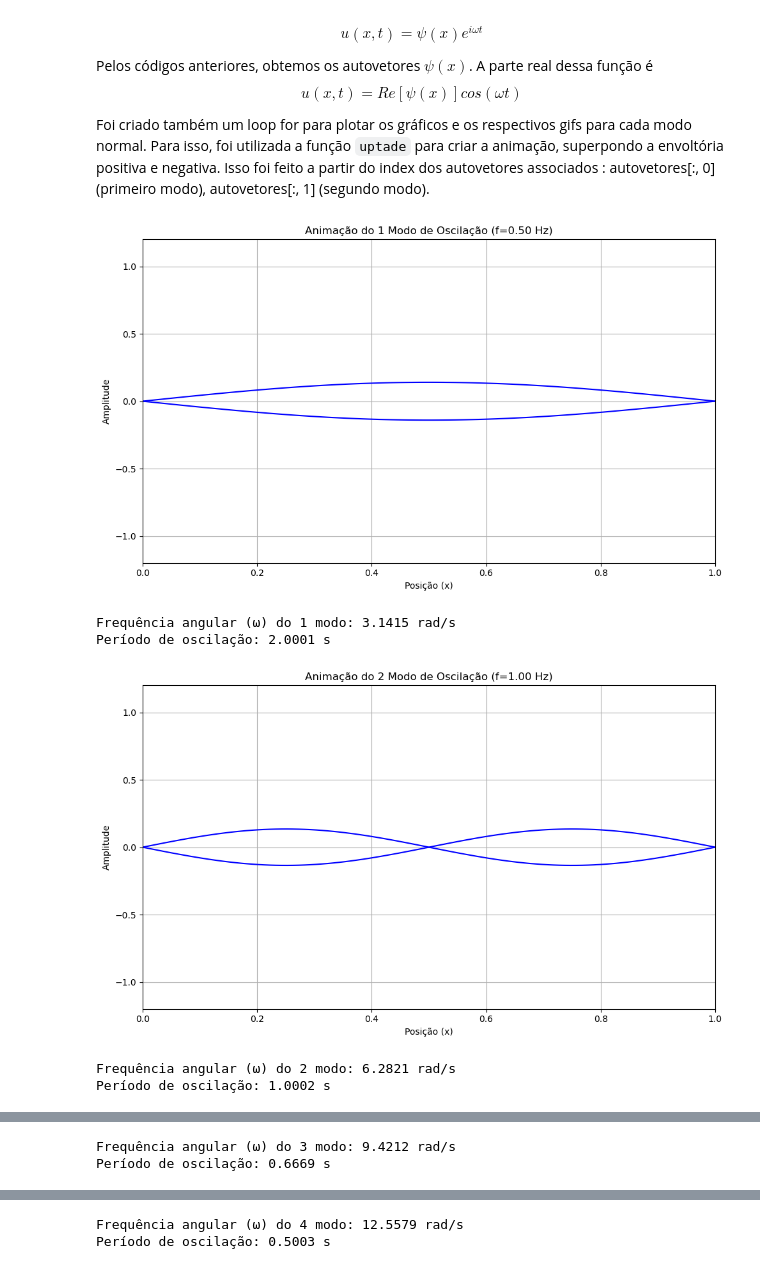
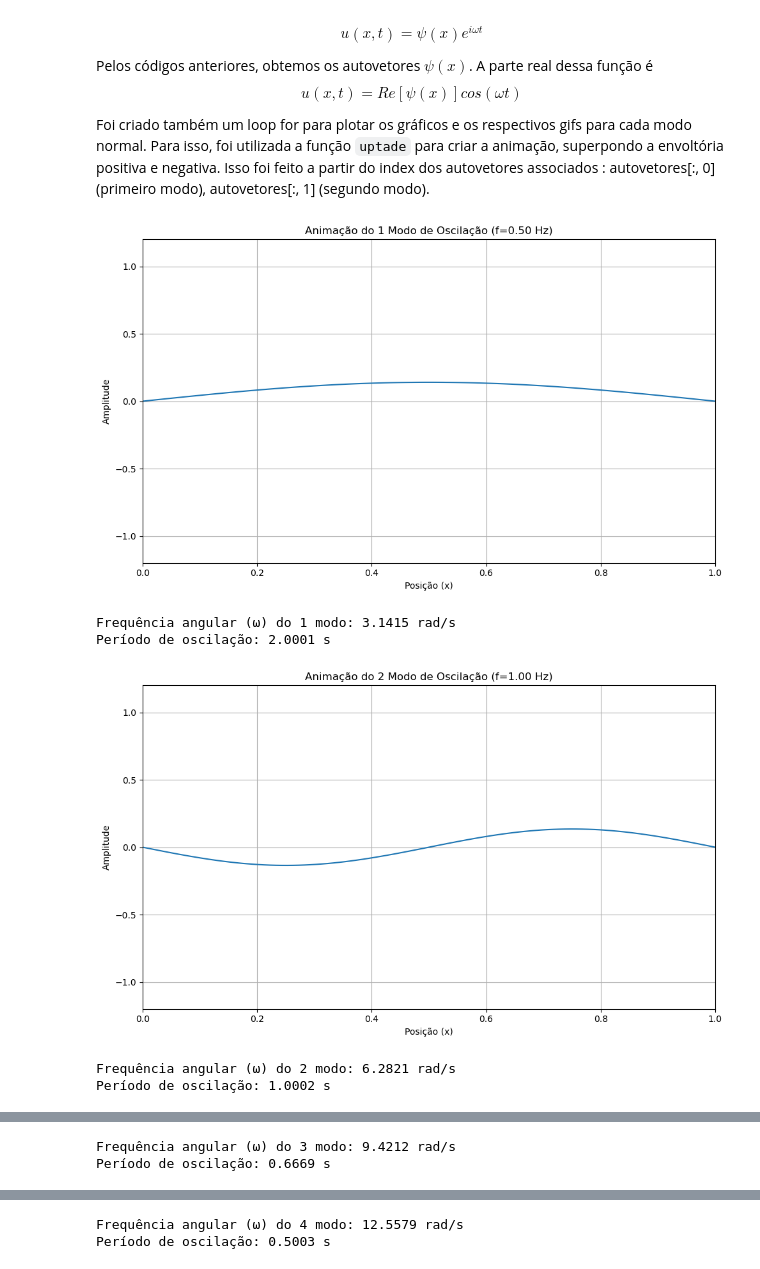
Before and after one commit to JVeloso14/Fisica-computacional-atividades, a Jupyter notebook: atividade 5/Vibrações na corda/atividade_avançada_3E.ipynb, the cells around one changed output, grey strips where cells are left out. Cells and saved outputs as stored; diff of their text form; code cells hidden in the pictures.

```diff
--- a/atividade 5/Vibrações na corda/atividade_avançada_3E.ipynb
+++ b/atividade 5/Vibrações na corda/atividade_avançada_3E.ipynb
@@ -37,43 +37,39 @@ for modo in range(4):
 
 
     # Criar animação do modo oscilando
     fig, ax = plt.subplots(figsize=(10, 6))
-    envoltoria_positiva, = ax.plot(x, psi)
-    envoltoria_negativa, = ax.plot(x, -psi)
+    onda, = ax.plot(x, psi)
 
     ax.set_xlim(0, L)
     ax.set_ylim(-1.2, 1.2)
     ax.set_xlabel('Posição (x)')
     ax.set_ylabel('Amplitude')
     ax.set_title(f'Animação do {modo+1} Modo de Oscilação (f={omega/(2*np.pi):.2f} Hz)')
     ax.grid(True)
 
     # Função de atualização para animação
     def update(frame):
         t = frame * 0.05  # Controla a velocidade da animação
         amplitude = np.cos(omega * t)
         y = psi * amplitude
-        envoltoria_positiva.set_ydata(y)
-        envoltoria_negativa.set_ydata(-y)
-        envoltoria_positiva.set_color('blue')
-        envoltoria_negativa.set_color('blue')
-        return envoltoria_positiva,envoltoria_negativa,
+        onda.set_ydata(y)
+        return onda,
 
     ani = FuncAnimation(fig, update, frames=100, interval=50, blit=True)
 
     # Salvar a animação como GIF
     ani.save(f'{modo+1}_modo.gif', writer='pillow', fps=20)
 
     plt.tight_layout()
     plt.show()
 
     # Informações sobre o modo
     print(f"Frequência angular (ω) do {modo+1} modo: {omega:.4f} rad/s")
     print(f"Período de oscilação: {2*np.pi/omega:.4f} s")
 # %% [output]
-[figure, old version]
+[figure, new version]
 Frequência angular (ω) do 1 modo: 3.1415 rad/s
 Período de oscilação: 2.0001 s
-[figure, old version]
+[figure, new version]
 Frequência angular (ω) do 2 modo: 6.2821 rad/s
 Período de oscilação: 1.0002 s
```
Also changed, not shown: parts of 1 cell of this notebook, 10 other files.
